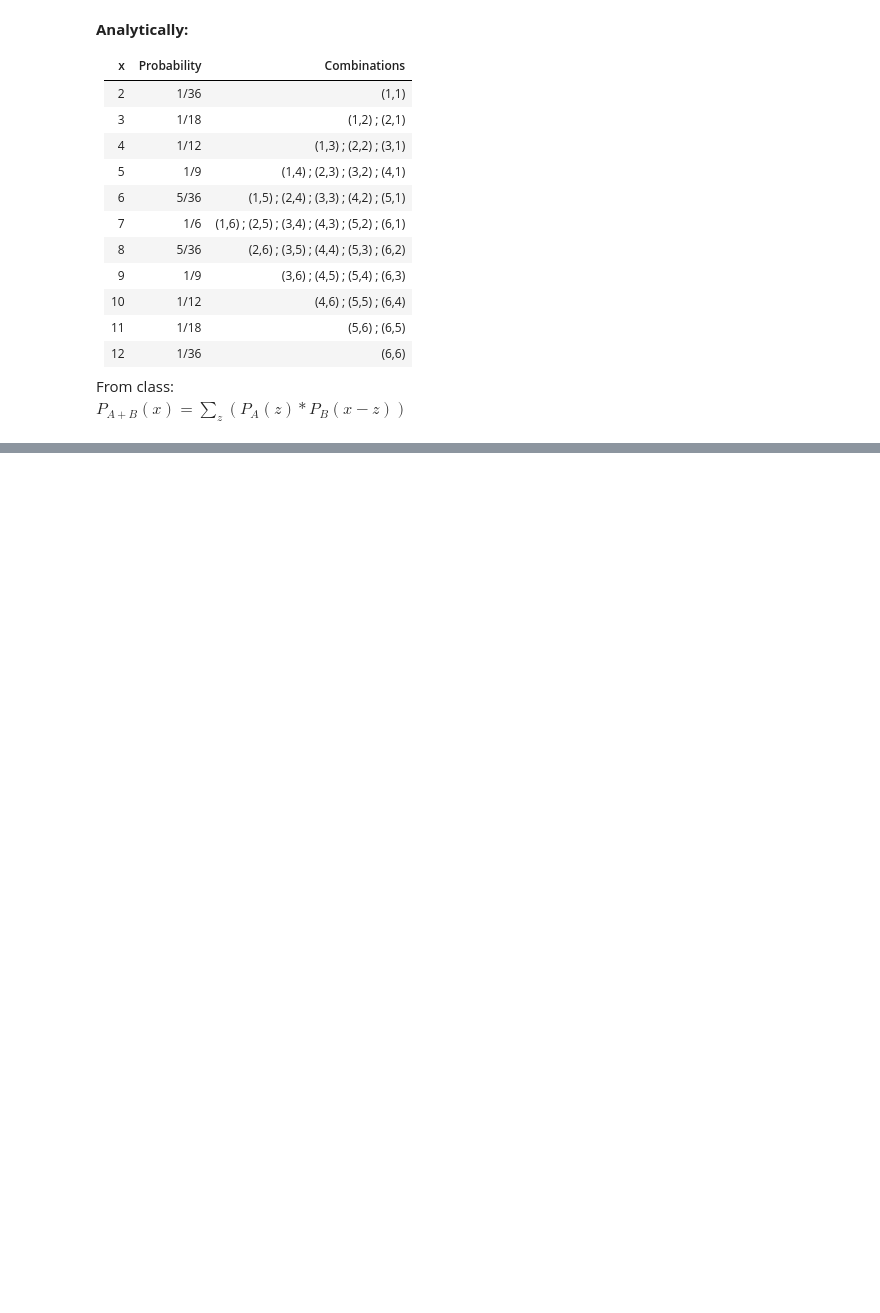
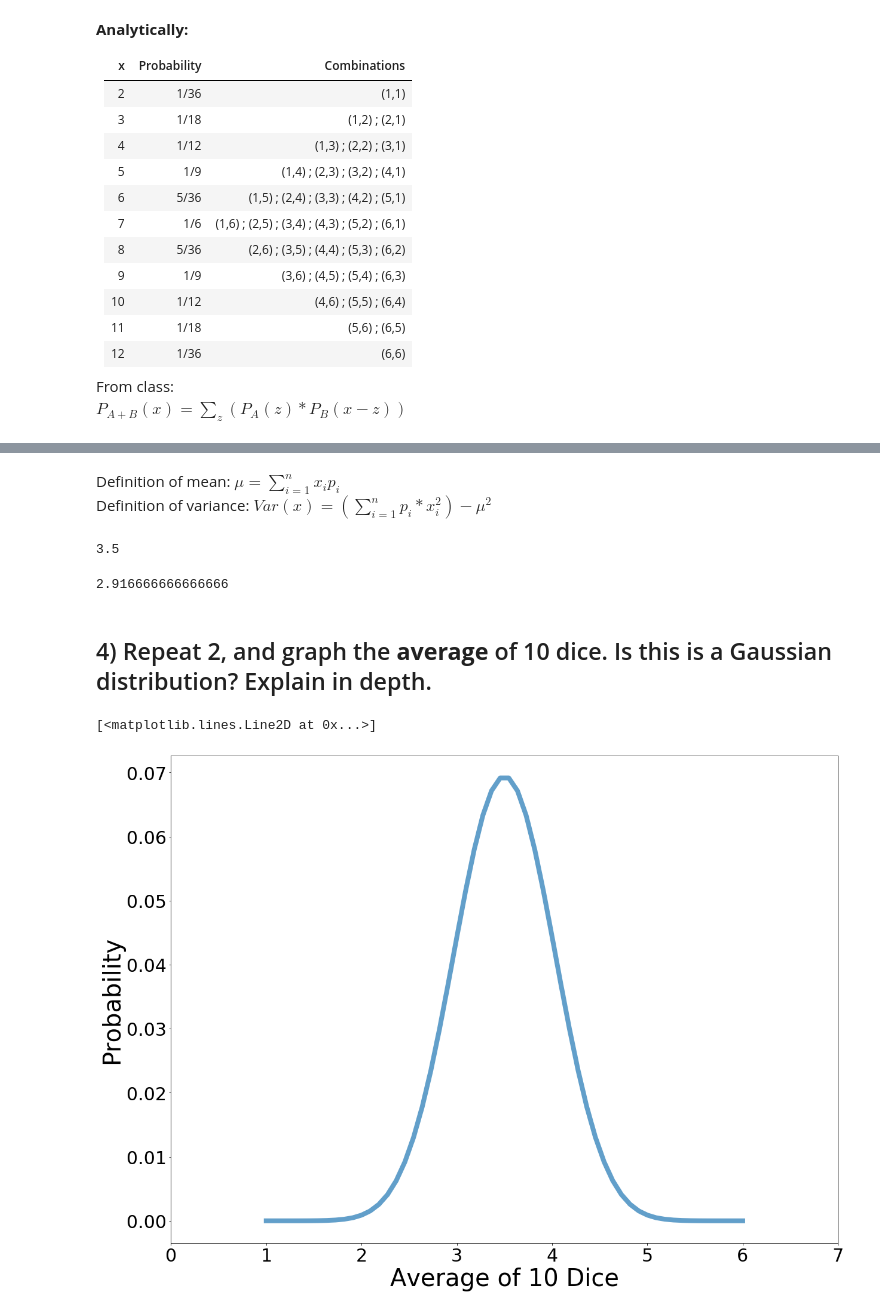
Before and after one commit to nsyochum/Physics-434, a Jupyter notebook: Homework_2/Homework2.ipynb, the cells around one changed output, grey strips where cells are left out. Cells and saved outputs as stored; diff of their text form; code cells hidden in the pictures; blank space fills up the shorter version.

```diff
--- a/Homework_2/Homework2.ipynb
+++ b/Homework_2/Homework2.ipynb
@@ -31,0 +58,37 @@ TypeError: can only concatenate str (not "int") to str
+# %% [markdown]
+Definition of mean: $\mu = \sum_{i=1}^n x_i  p_i$
+Definition of variance: $Var(x) = (\sum_{i=1}^n p_i* x_i^2) - \mu^2$
+# %%
+x = np.array([1,2,3,4,5,6])
+probs = np.array([1/6,1/6,1/6,1/6,1/6,1/6])
+
+mean = sum(x*probs)
+print(mean)
+# %% [output]
+3.5
+# %%
+var = sum(probs*x**2) - mean**2
+print(var)
+# %% [output]
+2.916666666666666
+# %% [markdown]
+## 4) Repeat 2, and graph the **average** of 10 dice. Is this is a Gaussian distribution? Explain in depth.
+# %%
+probs = [1/6,1/6,1/6,1/6,1/6,1/6]
+result = probs
+
+for index in range(10):
+    result = np.convolve(probs, result)
+
+x = np.linspace(1,6,result.size)
+
+fig, ax = plt.subplots(1, 1)
+plt.tick_params(labelsize = 30)
+plt.xlim([0,7])
+
+ax.set_ylabel('Probability', fontsize=40)
+ax.set_xlabel('Average of 10 Dice', fontsize=40)
+ax.plot(x, result, linewidth = 8, alpha = 0.7)
+# %% [output]
+[<matplotlib.lines.Line2D at 0x...>]
+[figure, added]
```
Also changed, not shown: parts of 6 cells of this notebook.
